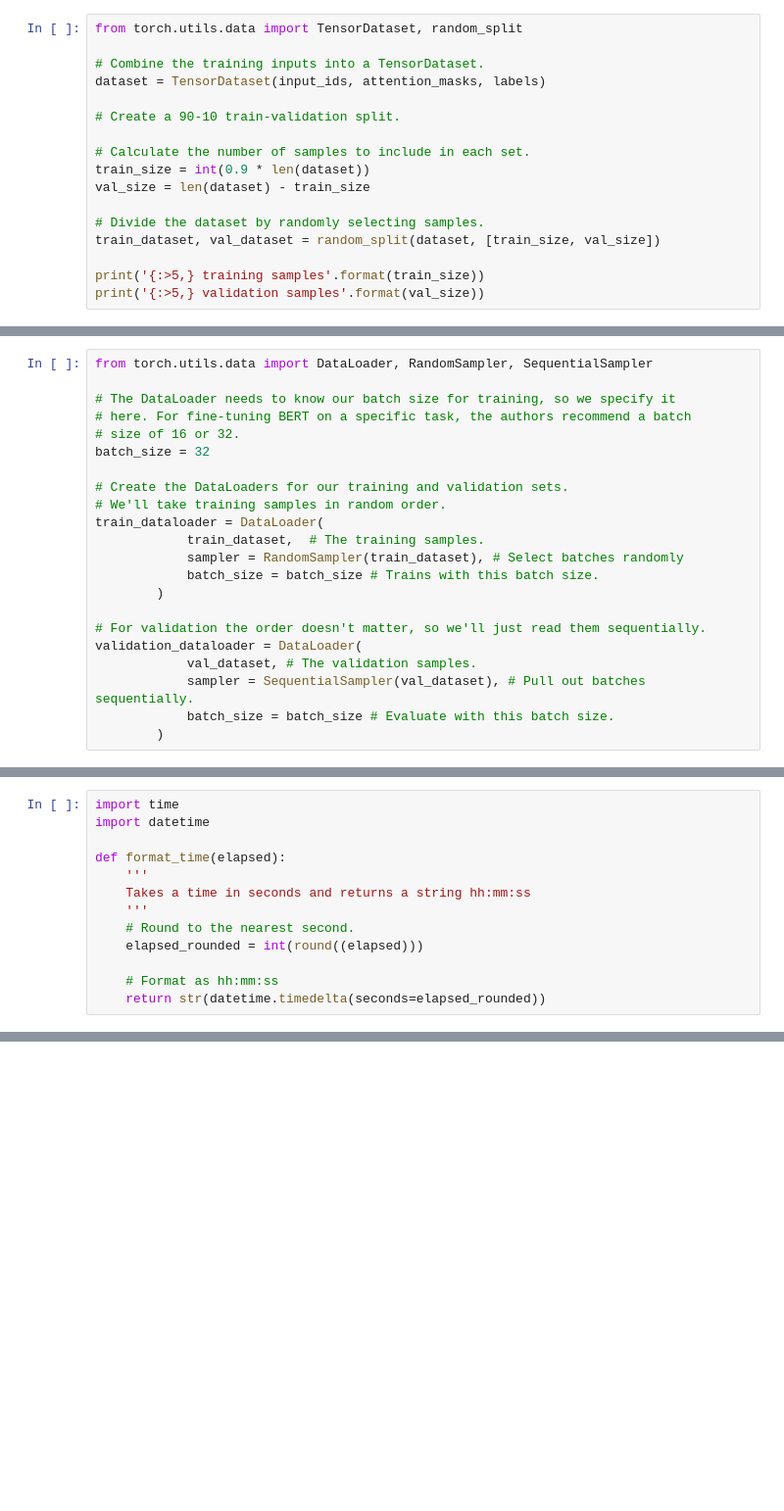
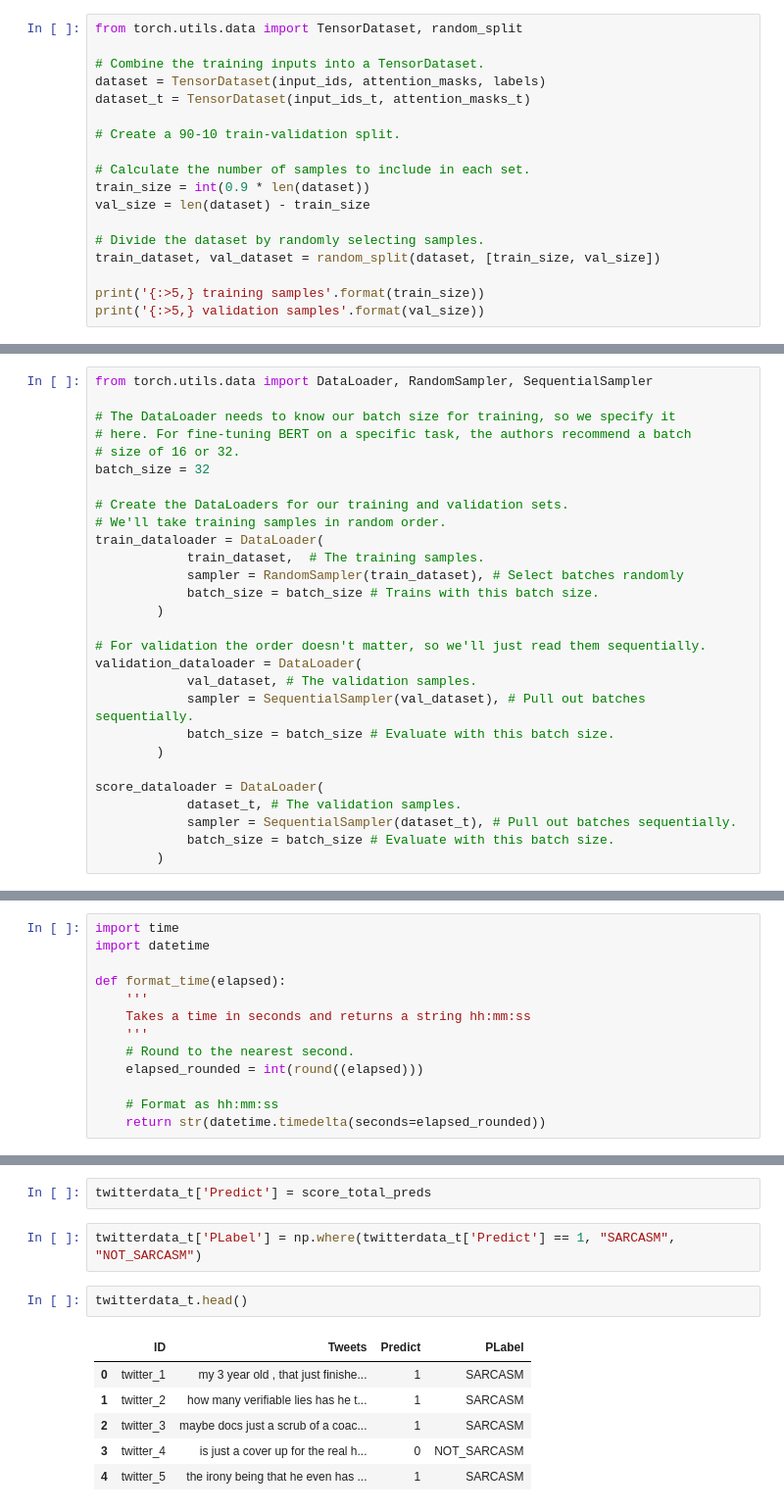
Before and after one commit to gnsandeep/Fine-Tuning-BERT, a Jupyter notebook: BERTSeq.ipynb, the cells around one changed output, grey strips where cells are left out. Shown at 98% size. Saved outputs shown, nothing was run; the diff lists cells and outputs as text; blank space fills up the shorter version.

```diff
--- a/BERTSeq.ipynb
+++ b/BERTSeq.ipynb
@@ -167,6 +251,7 @@ from torch.utils.data import TensorDataset, random_split
 
 # Combine the training inputs into a TensorDataset.
 dataset = TensorDataset(input_ids, attention_masks, labels)
+dataset_t = TensorDataset(input_ids_t, attention_masks_t)
 
 # Create a 90-10 train-validation split.
 
@@ -204,6 +289,12 @@ validation_dataloader = DataLoader(
             sampler = SequentialSampler(val_dataset), # Pull out batches sequentially.
             batch_size = batch_size # Evaluate with this batch size.
         )
+
+score_dataloader = DataLoader(
+            dataset_t, # The validation samples.
+            sampler = SequentialSampler(dataset_t), # Pull out batches sequentially.
+            batch_size = batch_size # Evaluate with this batch size.
+        )
 # %%
 from transformers import BertForSequenceClassification, AdamW, BertConfig
 
@@ -503,0 +665,13 @@ RuntimeError: ignored
+# %%
+twitterdata_t['Predict'] = score_total_preds
+# %%
+twitterdata_t['PLabel'] = np.where(twitterdata_t['Predict'] == 1, "SARCASM", "NOT_SARCASM")
+# %%
+twitterdata_t.head()
+# %% [output]
+|  | ID | Tweets | Predict | PLabel |
+| 0 | twitter_1 | my 3 year old , that just finishe... | 1 | SARCASM |
+| 1 | twitter_2 | how many verifiable lies has he t... | 1 | SARCASM |
+| 2 | twitter_3 | maybe docs just a scrub of a coac... | 1 | SARCASM |
+| 3 | twitter_4 | is just a cover up for the real h... | 0 | NOT_SARCASM |
+| 4 | twitter_5 | the irony being that he even has ... | 1 | SARCASM |
```
Also changed, not shown: parts of 11 cells of this notebook.
